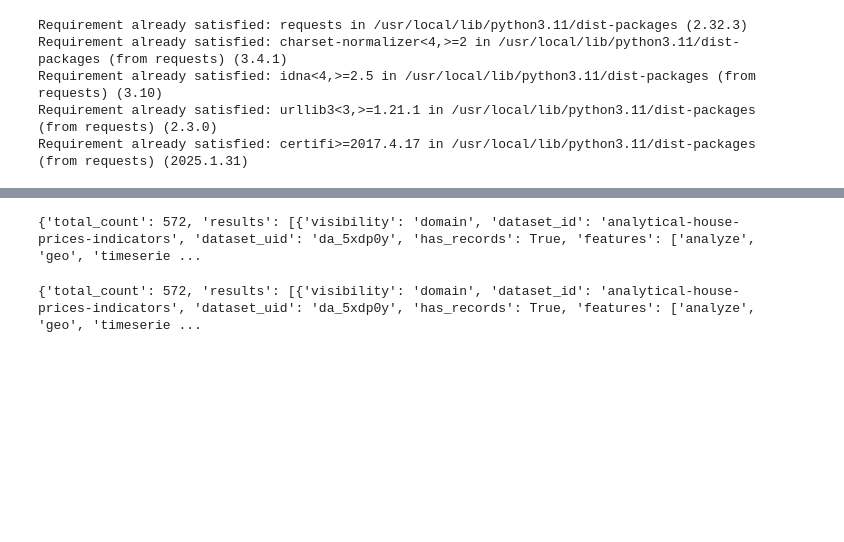
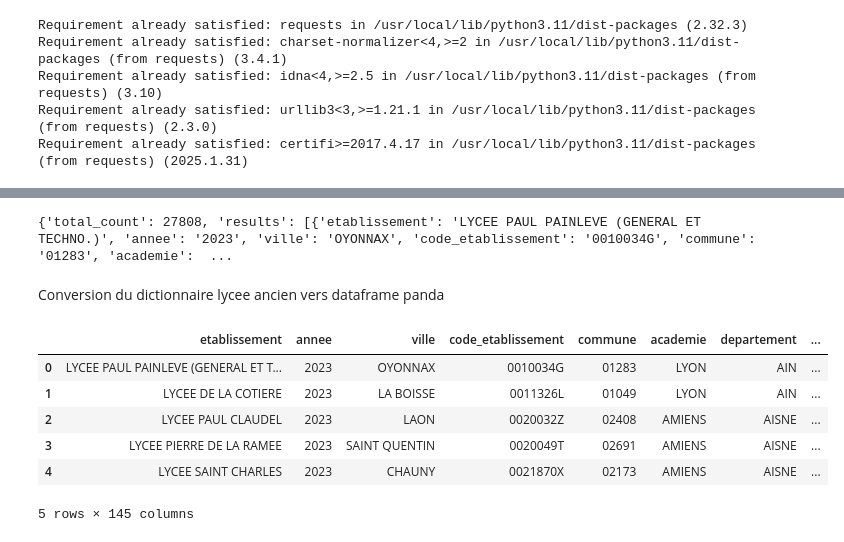
Before and after one commit to akhythmetic/EDUCLASH, a Jupyter notebook: Educlash.ipynb, the cells around one changed output, grey strips where cells are left out. Saved outputs shown, nothing was run; the diff lists cells and outputs as text; code cells hidden in the pictures; blank space fills up the shorter version.

```diff
--- a/Educlash.ipynb
+++ b/Educlash.ipynb
@@ -17,22 +24,24 @@ recuperation data
 # %%
-url = "https://public.opendatasoft.com/api/explore/v2.1/catalog/datasets"
-response = requests.get(url)
+url_lycee_ancien = "https://data.education.gouv.fr/api/explore/v2.1/catalog/datasets/fr-en-indicateurs-de-resultat-des-lycees-denseignement-general-et-technologique/records?limit=20"
+response = requests.get(url_lycee_ancien)
 
 if response.status_code == 200:
-    data = response.json()
-    print(data)
+    dico_lycee_ancien = response.json()
+    print(dico_lycee_ancien)
 else:
     print("Erreur lors de la récupération des données")
 # %% [output]
-{'total_count': 572, 'results': [{'visibility': 'domain', 'dataset_id': 'analytical-house-prices-indicators', 'dataset_uid': 'da_5xdp0y', 'has_records': True, 'features': ['analyze', 'geo', 'timeserie ...
+{'total_count': 27808, 'results': [{'etablissement': 'LYCEE PAUL PAINLEVE (GENERAL ET TECHNO.)', 'annee': '2023', 'ville': 'OYONNAX', 'code_etablissement': '0010034G', 'commune': '01283', 'academie':  ...
-# %%
-url = "https://public.opendatasoft.com/api/explore/v2.1/catalog/datasets?limit=5"
-response = requests.get(url)
-
-if response.status_code == 200:
-    data = response.json()
-    print(data)
-else:
-    print("Erreur :", response.status_code)
-# %% [output]
-{'total_count': 572, 'results': [{'visibility': 'domain', 'dataset_id': 'analytical-house-prices-indicators', 'dataset_uid': 'da_5xdp0y', 'has_records': True, 'features': ['analyze', 'geo', 'timeserie ...
+# %% [markdown]
+Conversion du dictionnaire lycee ancien vers dataframe panda
+# %%
+df_lycee_ancien = pd.json_normalize(dico_lycee_ancien['results'])
+df_lycee_ancien.head()
+# %% [output]
+|  | etablissement | annee | ville | code_etablissement | commune | academie | departement | ... |
+| 0 | LYCEE PAUL PAINLEVE (GENERAL ET T... | 2023 | OYONNAX | 0010034G | 01283 | LYON | AIN | ... |
+| 1 | LYCEE DE LA COTIERE | 2023 | LA BOISSE | 0011326L | 01049 | LYON | AIN | ... |
+| 2 | LYCEE PAUL CLAUDEL | 2023 | LAON | 0020032Z | 02408 | AMIENS | AISNE | ... |
+| 3 | LYCEE PIERRE DE LA RAMEE | 2023 | SAINT QUENTIN | 0020049T | 02691 | AMIENS | AISNE | ... |
+| 4 | LYCEE SAINT CHARLES | 2023 | CHAUNY | 0021870X | 02173 | AMIENS | AISNE | ... |
+5 rows × 145 columns
```
Also changed, not shown: parts of 12 cells of this notebook.
